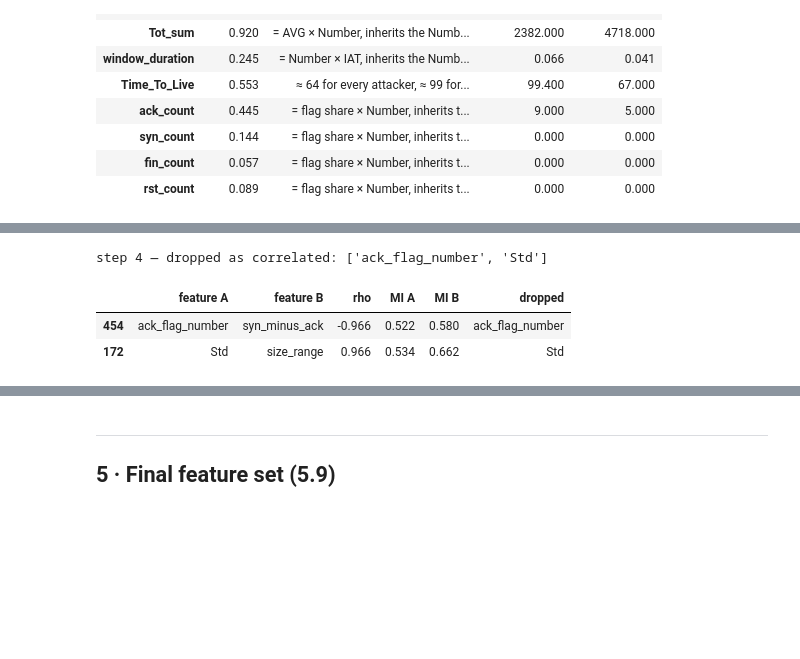
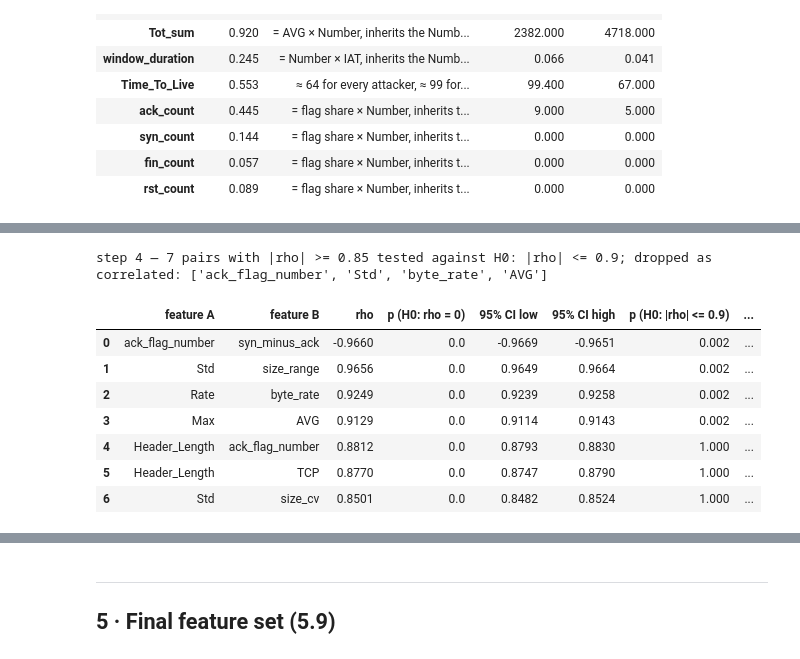
Before and after one commit to Ahmed-Hammoda/cross-network-intrusion-analysis, a Jupyter notebook: notebooks/08_features_iot23.ipynb, the cells around one changed output, grey strips where cells are left out. Saved outputs shown, nothing was run; the diff lists cells and outputs as text; code cells hidden in the pictures; blank space fills up the shorter version.

```diff
--- a/notebooks/08_features_iot23.ipynb
+++ b/notebooks/08_features_iot23.ipynb
@@ -465,24 +477,25 @@ step 3 — dropped as near-constant: ['ece_flag_number', 'cwr_flag_number', 'IRC
 # %%
 cand2 = [c for c in cand if c not in DROP_NEAR]
 mi_all = pd.Series(mutual_info_classif(X.loc[BAL, cand2], yb, random_state=RANDOM_STATE, n_jobs=-1), index=cand2)
-rho = X.loc[BAL, cand2].corr(method="spearman")
-pairs = rho.where(np.triu(np.ones(rho.shape, bool), 1)).stack().rename("rho").reset_index()
-pairs = pairs[pairs["rho"].abs() >= 0.95].assign(a=lambda p: p["rho"].abs()).sort_values("a", ascending=False)
-DROP_CORR = {}
-for _, p in pairs.iterrows():
-    a, b = p["level_0"], p["level_1"]
-    if a in DROP_CORR or b in DROP_CORR:
-        continue
-    lose, keep = (a, b) if mi_all[a] < mi_all[b] else (b, a)
-    DROP_CORR[lose] = f"|rho| = {abs(p['rho']):.3f} with {keep}, lower MI ({mi_all[lose]:.3f} vs {mi_all[keep]:.3f})"
-corr_tab = pairs.rename(columns={"level_0": "feature A", "level_1": "feature B"})[["feature A", "feature B", "rho"]]
+XB = X.loc[BAL, cand2].astype("float64")
+
+# step 4: every pair with |rho| >= 0.85 is tested, so that pairs near the threshold are decided by the test, not by rounding
+near_pairs = strong_pairs(XB, RHO_LIMIT - 0.05)
+corr_tab = test_pairs(XB, near_pairs)
+DROP_CORR = drop_redundant_pairs(corr_tab, mi_all)
 corr_tab["MI A"], corr_tab["MI B"] = mi_all[corr_tab["feature A"]].values, mi_all[corr_tab["feature B"]].values
 corr_tab["dropped"] = [a if a in DROP_CORR else b if b in DROP_CORR else "—" for a, b in zip(corr_tab["feature A"], corr_tab["feature B"])]
 corr_tab.to_csv(TABLE_DIR / "IoT23_fe_correlated_pairs.csv", index=False)
-print("step 4 — dropped as correlated:", list(DROP_CORR))
-corr_tab.round(3)
+print(f"step 4 — {len(near_pairs)} pairs with |rho| >= {RHO_LIMIT - 0.05:.2f} tested against H0: |rho| <= {RHO_LIMIT}; "
+      f"dropped as correlated: {list(DROP_CORR)}")
+corr_tab.round(4)
 # %% [output]
-step 4 — dropped as correlated: ['ack_flag_number', 'Std']
+step 4 — 7 pairs with |rho| >= 0.85 tested against H0: |rho| <= 0.9; dropped as correlated: ['ack_flag_number', 'Std', 'byte_rate', 'AVG']
-|  | feature A | feature B | rho | MI A | MI B | dropped |
-| 454 | ack_flag_number | syn_minus_ack | -0.966 | 0.522 | 0.580 | ack_flag_number |
-| 172 | Std | size_range | 0.966 | 0.534 | 0.662 | Std |
+|  | feature A | feature B | rho | p (H0: rho = 0) | 95% CI low | 95% CI high | p (H0: |rho| <= 0.9) | ... |
+| 0 | ack_flag_number | syn_minus_ack | -0.9660 | 0.0 | -0.9669 | -0.9651 | 0.002 | ... |
+| 1 | Std | size_range | 0.9656 | 0.0 | 0.9649 | 0.9664 | 0.002 | ... |
+| 2 | Rate | byte_rate | 0.9249 | 0.0 | 0.9239 | 0.9258 | 0.002 | ... |
+| 3 | Max | AVG | 0.9129 | 0.0 | 0.9114 | 0.9143 | 0.002 | ... |
+| 4 | Header_Length | ack_flag_number | 0.8812 | 0.0 | 0.8793 | 0.8830 | 1.000 | ... |
+| 5 | Header_Length | TCP | 0.8770 | 0.0 | 0.8747 | 0.8790 | 1.000 | ... |
+| 6 | Std | size_cv | 0.8501 | 0.0 | 0.8482 | 0.8524 | 1.000 | ... |
```
Also changed, not shown: parts of 16 cells of this notebook, 45 other files.
